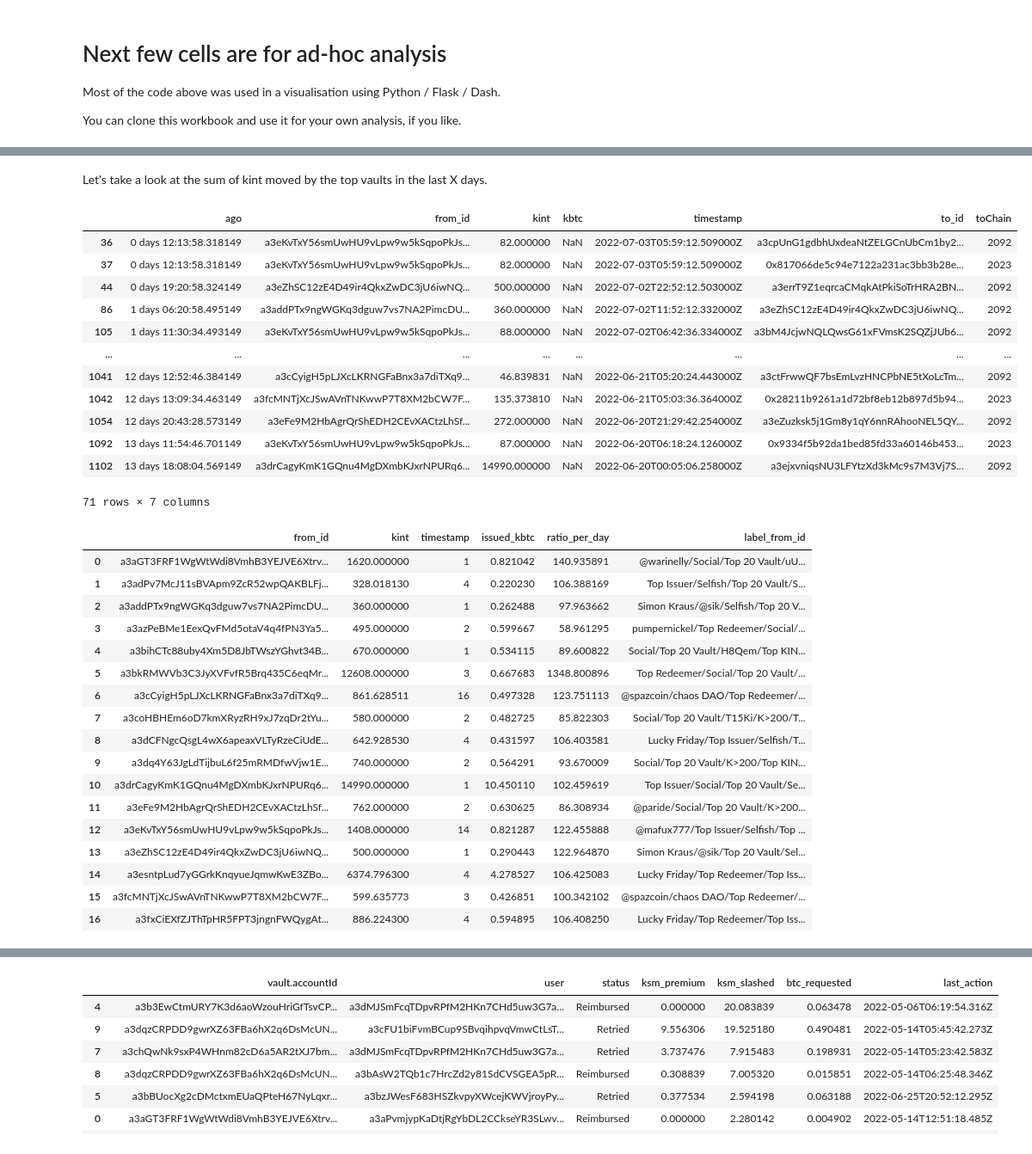
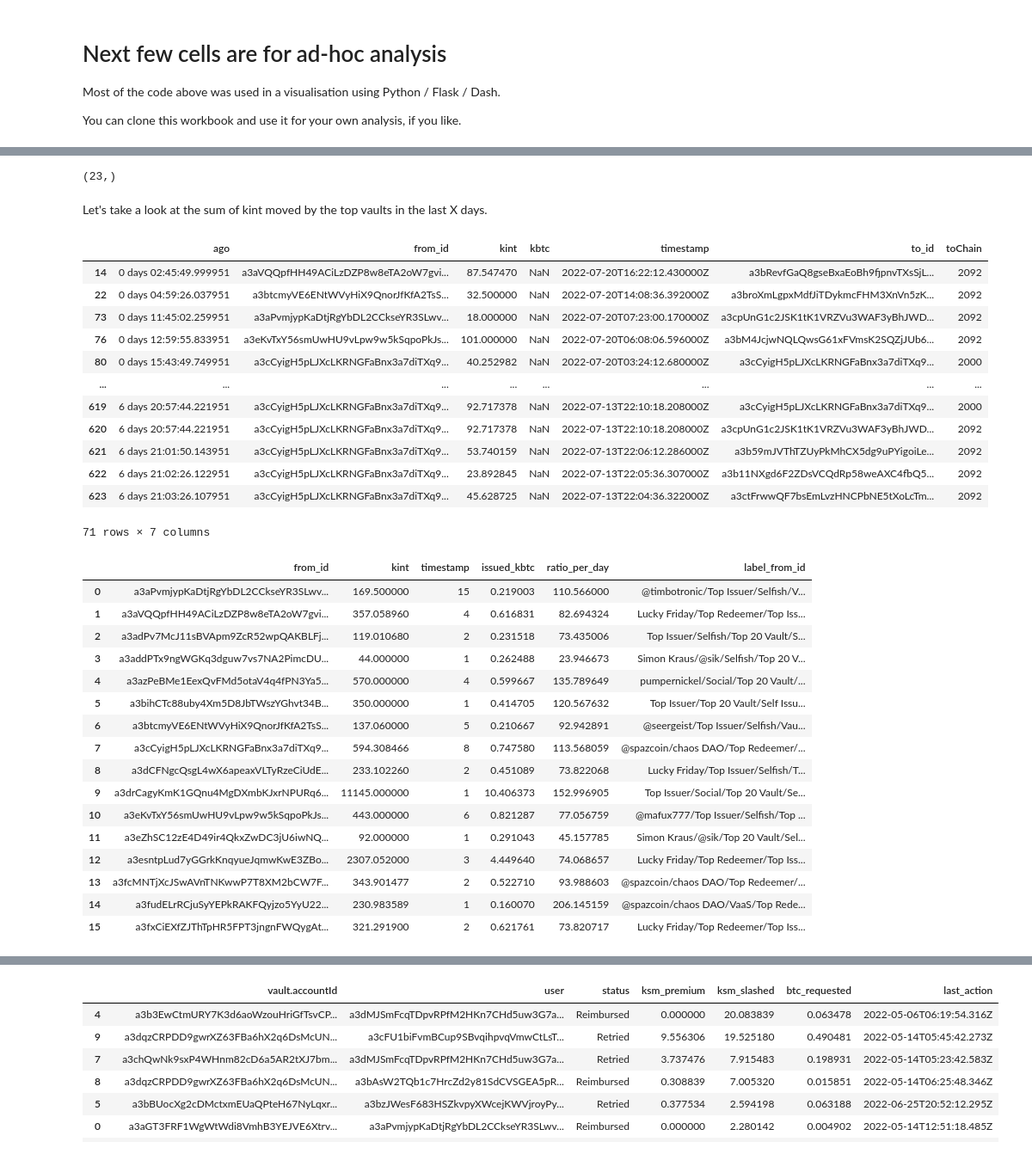
Before and after one commit to mafux777/kintusgi-extras, a Jupyter notebook: Kintsugi_Analysis.ipynb, the cells around one changed output, grey strips where cells are left out. Shown: that part at 86% size. Drawn from its saved outputs; the diff is of its cells as text; code cells hidden in the pictures.

```diff
--- a/Kintsugi_Analysis.ipynb
+++ b/Kintsugi_Analysis.ipynb
@@ -985,6 +1084,6 @@ You can clone this workbook and use it for your own analysis, if you like.
 # %%
 from datetime import datetime, timedelta, timezone
-number_of_days = 14
+number_of_days = 7
 now = datetime.now(timezone.utc)
 earlier = pd.to_datetime(now - timedelta(days=number_of_days))
 earlier
@@ -995,25 +1092,29 @@ y = biggest_vaults.iloc[0:20, 0]
+# %%
+master_2.vault.shape
+# %% [output]
+(23,)
 # %% [markdown]
 Let's take a look at the sum of kint moved by the top vaults in the last X days.
 # %%
 xtoken_transfers['timestamp_dt'] = xtoken_transfers.timestamp.apply(pd.to_datetime)
 xtoken_transfers['ago'] = xtoken_transfers.timestamp_dt.apply(lambda t: now-t)
 enrich_df(xtoken_transfers, 'to_id')
-xtoken_transfers.loc[(xtoken_transfers['from_id'].isin(y)) &
+xtoken_transfers.loc[(xtoken_transfers['from_id'].isin(master_2.vault)) &
                      (xtoken_transfers.token=='KINT') &
                      (xtoken_transfers.timestamp_dt > earlier), ['ago','from_id','kint', 'kbtc', 'timestamp', 'to_id', 'toChain']]
 # %% [output]
 |  | ago | from_id | kint | kbtc | timestamp | to_id | toChain |
-| 36 | 0 days 12:13:58.318149 | a3eKvTxY56smUwHU9vLpw9w5kSqpoPkJs... | 82.000000 | NaN | 2022-07-03T05:59:12.509000Z | a3cpUnG1gdbhUxdeaNtZELGCnUbCm1by2... | 2092 |
-| 37 | 0 days 12:13:58.318149 | a3eKvTxY56smUwHU9vLpw9w5kSqpoPkJs... | 82.000000 | NaN | 2022-07-03T05:59:12.509000Z | 0x817066de5c94e7122a231ac3bb3b28e... | 2023 |
-| 44 | 0 days 19:20:58.324149 | a3eZhSC12zE4D49ir4QkxZwDC3jU6iwNQ... | 500.000000 | NaN | 2022-07-02T22:52:12.503000Z | a3errT9Z1eqrcaCMqkAtPkiSoTrHRA2BN... | 2092 |
-| 86 | 1 days 06:20:58.495149 | a3addPTx9ngWGKq3dguw7vs7NA2PimcDU... | 360.000000 | NaN | 2022-07-02T11:52:12.332000Z | a3eZhSC12zE4D49ir4QkxZwDC3jU6iwNQ... | 2092 |
-| 105 | 1 days 11:30:34.493149 | a3eKvTxY56smUwHU9vLpw9w5kSqpoPkJs... | 88.000000 | NaN | 2022-07-02T06:42:36.334000Z | a3bM4JcjwNQLQwsG61xFVmsK2SQZjJUb6... | 2092 |
+| 14 | 0 days 02:45:49.999951 | a3aVQQpfHH49ACiLzDZP8w8eTA2oW7gvi... | 87.547470 | NaN | 2022-07-20T16:22:12.430000Z | a3bRevfGaQ8gseBxaEoBh9fjpnvTXsSjL... | 2092 |
+| 22 | 0 days 04:59:26.037951 | a3btcmyVE6ENtWVyHiX9QnorJfKfA2TsS... | 32.500000 | NaN | 2022-07-20T14:08:36.392000Z | a3broXmLgpxMdfJiTDykmcFHM3XnVn5zK... | 2092 |
+| 73 | 0 days 11:45:02.259951 | a3aPvmjypKaDtjRgYbDL2CCkseYR3SLwv... | 18.000000 | NaN | 2022-07-20T07:23:00.170000Z | a3cpUnG1c2JSK1tK1VRZVu3WAF3yBhJWD... | 2092 |
+| 76 | 0 days 12:59:55.833951 | a3eKvTxY56smUwHU9vLpw9w5kSqpoPkJs... | 101.000000 | NaN | 2022-07-20T06:08:06.596000Z | a3bM4JcjwNQLQwsG61xFVmsK2SQZjJUb6... | 2092 |
+| 80 | 0 days 15:43:49.749951 | a3cCyigH5pLJXcLKRNGFaBnx3a7diTXq9... | 40.252982 | NaN | 2022-07-20T03:24:12.680000Z | a3cCyigH5pLJXcLKRNGFaBnx3a7diTXq9... | 2000 |
 | ... | ... | ... | ... | ... | ... | ... | ... |
-| 1041 | 12 days 12:52:46.384149 | a3cCyigH5pLJXcLKRNGFaBnx3a7diTXq9... | 46.839831 | NaN | 2022-06-21T05:20:24.443000Z | a3ctFrwwQF7bsEmLvzHNCPbNE5tXoLcTm... | 2092 |
-| 1042 | 12 days 13:09:34.463149 | a3fcMNTjXcJSwAVnTNKwwP7T8XM2bCW7F... | 135.373810 | NaN | 2022-06-21T05:03:36.364000Z | 0x28211b9261a1d72bf8eb12b897d5b94... | 2023 |
-| 1054 | 12 days 20:43:28.573149 | a3eFe9M2HbAgrQrShEDH2CEvXACtzLhSf... | 272.000000 | NaN | 2022-06-20T21:29:42.254000Z | a3eZuzksk5j1Gm8y1qY6nnRAhooNEL5QY... | 2092 |
-| 1092 | 13 days 11:54:46.701149 | a3eKvTxY56smUwHU9vLpw9w5kSqpoPkJs... | 87.000000 | NaN | 2022-06-20T06:18:24.126000Z | 0x9334f5b92da1bed85fd33a60146b453... | 2023 |
-| 1102 | 13 days 18:08:04.569149 | a3drCagyKmK1GQnu4MgDXmbKJxrNPURq6... | 14990.000000 | NaN | 2022-06-20T00:05:06.258000Z | a3ejxvniqsNU3LFYtzXd3kMc9s7M3Vj7S... | 2092 |
+| 619 | 6 days 20:57:44.221951 | a3cCyigH5pLJXcLKRNGFaBnx3a7diTXq9... | 92.717378 | NaN | 2022-07-13T22:10:18.208000Z | a3cCyigH5pLJXcLKRNGFaBnx3a7diTXq9... | 2000 |
+| 620 | 6 days 20:57:44.221951 | a3cCyigH5pLJXcLKRNGFaBnx3a7diTXq9... | 92.717378 | NaN | 2022-07-13T22:10:18.208000Z | a3cpUnG1c2JSK1tK1VRZVu3WAF3yBhJWD... | 2092 |
+| 621 | 6 days 21:01:50.143951 | a3cCyigH5pLJXcLKRNGFaBnx3a7diTXq9... | 53.740159 | NaN | 2022-07-13T22:06:12.286000Z | a3b59mJVThTZUyPkMhCX5dg9uPYigoiLe... | 2092 |
+| 622 | 6 days 21:02:26.122951 | a3cCyigH5pLJXcLKRNGFaBnx3a7diTXq9... | 23.892845 | NaN | 2022-07-13T22:05:36.307000Z | a3b11NXgd6F2ZDsVCQdRp58weAXC4fbQ5... | 2092 |
+| 623 | 6 days 21:03:26.107951 | a3cCyigH5pLJXcLKRNGFaBnx3a7diTXq9... | 45.628725 | NaN | 2022-07-13T22:04:36.322000Z | a3ctFrwwQF7bsEmLvzHNCPbNE5tXoLcTm... | 2092 |
 71 rows × 7 columns
 # %%
 kint_extracted = _.groupby('from_id').agg({'kint':sum, 'timestamp': 'nunique'})
@@ -1024,23 +1125,22 @@ enrich_df(z, 'from_id')
 z
 # %% [output]
 |  | from_id | kint | timestamp | issued_kbtc | ratio_per_day | label_from_id |
-| 0 | a3aGT3FRF1WgWtWdi8VmhB3YEJVE6Xtrv... | 1620.000000 | 1 | 0.821042 | 140.935891 | @warinelly/Social/Top 20 Vault/uU... |
-| 1 | a3adPv7McJ11sBVApm9ZcR52wpQAKBLFj... | 328.018130 | 4 | 0.220230 | 106.388169 | Top Issuer/Selfish/Top 20 Vault/S... |
-| 2 | a3addPTx9ngWGKq3dguw7vs7NA2PimcDU... | 360.000000 | 1 | 0.262488 | 97.963662 | Simon Kraus/@sik/Selfish/Top 20 V... |
-| 3 | a3azPeBMe1EexQvFMd5otaV4q4fPN3Ya5... | 495.000000 | 2 | 0.599667 | 58.961295 | pumpernickel/Top Redeemer/Social/... |
-| 4 | a3bihCTc88uby4Xm5D8JbTWszYGhvt34B... | 670.000000 | 1 | 0.534115 | 89.600822 | Social/Top 20 Vault/H8Qem/Top KIN... |
-| 5 | a3bkRMWVb3C3JyXVFvfR5Brq435C6eqMr... | 12608.000000 | 3 | 0.667683 | 1348.800896 | Top Redeemer/Social/Top 20 Vault/... |
-| 6 | a3cCyigH5pLJXcLKRNGFaBnx3a7diTXq9... | 861.628511 | 16 | 0.497328 | 123.751113 | @spazcoin/chaos DAO/Top Redeemer/... |
-| 7 | a3coHBHEm6oD7kmXRyzRH9xJ7zqDr2tYu... | 580.000000 | 2 | 0.482725 | 85.822303 | Social/Top 20 Vault/T15Ki/K>200/T... |
-| 8 | a3dCFNgcQsgL4wX6apeaxVLTyRzeCiUdE... | 642.928530 | 4 | 0.431597 | 106.403581 | Lucky Friday/Top Issuer/Selfish/T... |
-| 9 | a3dq4Y63JgLdTijbuL6f25mRMDfwVjw1E... | 740.000000 | 2 | 0.564291 | 93.670009 | Social/Top 20 Vault/K>200/Top KIN... |
-| 10 | a3drCagyKmK1GQnu4MgDXmbKJxrNPURq6... | 14990.000000 | 1 | 10.450110 | 102.459619 | Top Issuer/Social/Top 20 Vault/Se... |
-| 11 | a3eFe9M2HbAgrQrShEDH2CEvXACtzLhSf... | 762.000000 | 2 | 0.630625 | 86.308934 | @paride/Social/Top 20 Vault/K>200... |
-| 12 | a3eKvTxY56smUwHU9vLpw9w5kSqpoPkJs... | 1408.000000 | 14 | 0.821287 | 122.455888 | @mafux777/Top Issuer/Selfish/Top ... |
-| 13 | a3eZhSC12zE4D49ir4QkxZwDC3jU6iwNQ... | 500.000000 | 1 | 0.290443 | 122.964870 | Simon Kraus/@sik/Top 20 Vault/Sel... |
-| 14 | a3esntpLud7yGGrkKnqyueJqmwKwE3ZBo... | 6374.796300 | 4 | 4.278527 | 106.425083 | Lucky Friday/Top Redeemer/Top Iss... |
-| 15 | a3fcMNTjXcJSwAVnTNKwwP7T8XM2bCW7F... | 599.635773 | 3 | 0.426851 | 100.342102 | @spazcoin/chaos DAO/Top Redeemer/... |
-| 16 | a3fxCiEXfZJThTpHR5FPT3jngnFWQygAt... | 886.224300 | 4 | 0.594895 | 106.408250 | Lucky Friday/Top Redeemer/Top Iss... |
+| 0 | a3aPvmjypKaDtjRgYbDL2CCkseYR3SLwv... | 169.500000 | 15 | 0.219003 | 110.566000 | @timbotronic/Top Issuer/Selfish/V... |
+| 1 | a3aVQQpfHH49ACiLzDZP8w8eTA2oW7gvi... | 357.058960 | 4 | 0.616831 | 82.694324 | Lucky Friday/Top Redeemer/Top Iss... |
+| 2 | a3adPv7McJ11sBVApm9ZcR52wpQAKBLFj... | 119.010680 | 2 | 0.231518 | 73.435006 | Top Issuer/Selfish/Top 20 Vault/S... |
+| 3 | a3addPTx9ngWGKq3dguw7vs7NA2PimcDU... | 44.000000 | 1 | 0.262488 | 23.946673 | Simon Kraus/@sik/Selfish/Top 20 V... |
+| 4 | a3azPeBMe1EexQvFMd5otaV4q4fPN3Ya5... | 570.000000 | 4 | 0.599667 | 135.789649 | pumpernickel/Social/Top 20 Vault/... |
+| 5 | a3bihCTc88uby4Xm5D8JbTWszYGhvt34B... | 350.000000 | 1 | 0.414705 | 120.567632 | Top Issuer/Top 20 Vault/Self Issu... |
+| 6 | a3btcmyVE6ENtWVyHiX9QnorJfKfA2TsS... | 137.060000 | 5 | 0.210667 | 92.942891 | @seergeist/Top Issuer/Selfish/Vau... |
+| 7 | a3cCyigH5pLJXcLKRNGFaBnx3a7diTXq9... | 594.308466 | 8 | 0.747580 | 113.568059 | @spazcoin/chaos DAO/Top Redeemer/... |
+| 8 | a3dCFNgcQsgL4wX6apeaxVLTyRzeCiUdE... | 233.102260 | 2 | 0.451089 | 73.822068 | Lucky Friday/Top Issuer/Selfish/T... |
+| 9 | a3drCagyKmK1GQnu4MgDXmbKJxrNPURq6... | 11145.000000 | 1 | 10.406373 | 152.996905 | Top Issuer/Social/Top 20 Vault/Se... |
+| 10 | a3eKvTxY56smUwHU9vLpw9w5kSqpoPkJs... | 443.000000 | 6 | 0.821287 | 77.056759 | @mafux777/Top Issuer/Selfish/Top ... |
+| 11 | a3eZhSC12zE4D49ir4QkxZwDC3jU6iwNQ... | 92.000000 | 1 | 0.291043 | 45.157785 | Simon Kraus/@sik/Top 20 Vault/Sel... |
+| 12 | a3esntpLud7yGGrkKnqyueJqmwKwE3ZBo... | 2307.052000 | 3 | 4.449640 | 74.068657 | Lucky Friday/Top Redeemer/Top Iss... |
+| 13 | a3fcMNTjXcJSwAVnTNKwwP7T8XM2bCW7F... | 343.901477 | 2 | 0.522710 | 93.988603 | @spazcoin/chaos DAO/Top Redeemer/... |
+| 14 | a3fudELrRCjuSyYEPkRAKFQyjzo5YyU22... | 230.983589 | 1 | 0.160070 | 206.145159 | @spazcoin/chaos DAO/VaaS/Top Rede... |
+| 15 | a3fxCiEXfZJThTpHR5FPT3jngnFWQygAt... | 321.291900 | 2 | 0.621761 | 73.820717 | Lucky Friday/Top Redeemer/Top Iss... |
 # %%
 kts['a3esntpLud7yGGrkKnqyueJqmwKwE3ZBoG5ZNyHafirmLLDD3']
 # %% [output]
```
Also changed, not shown: parts of 38 cells of this notebook.
